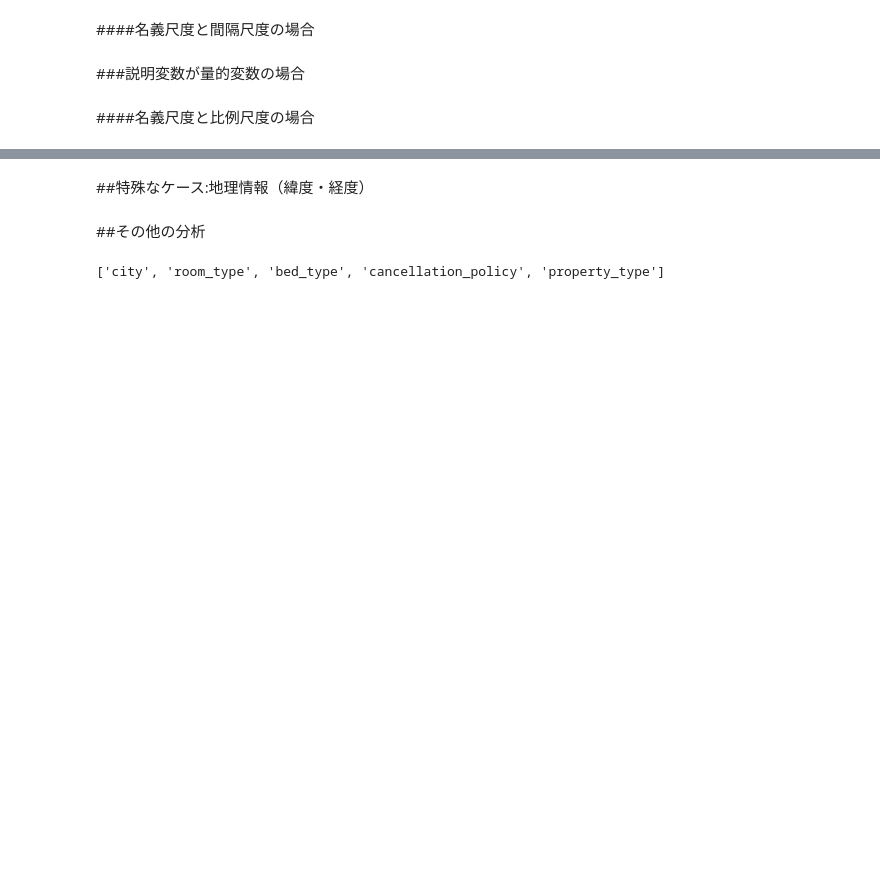
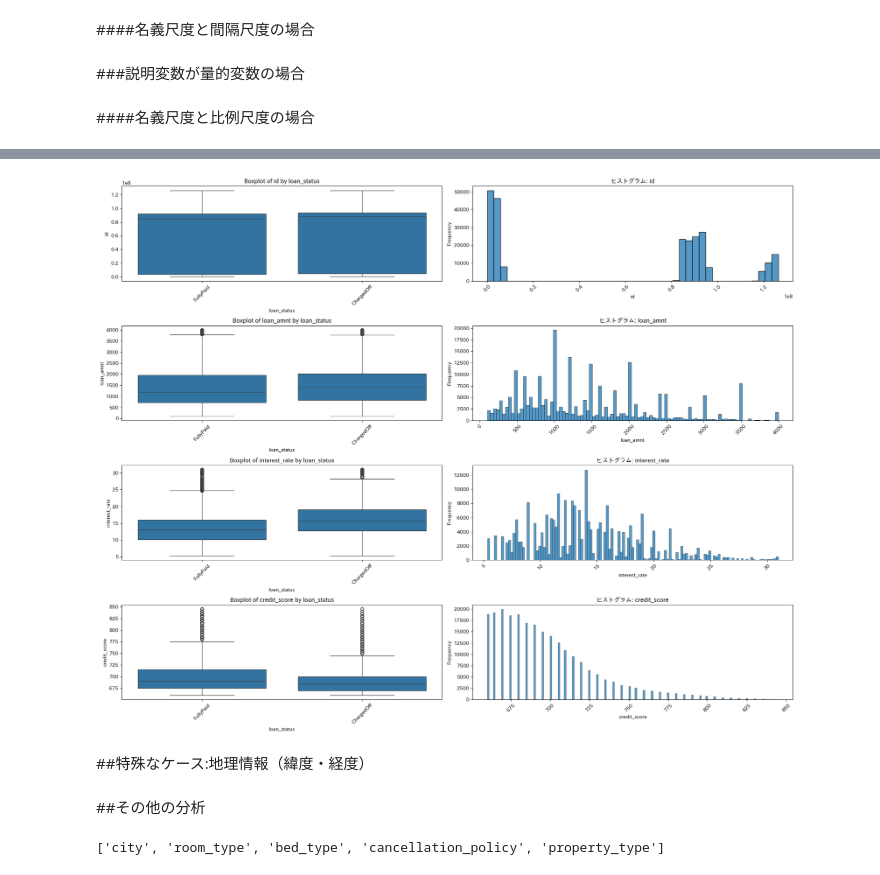
Before and after one commit to ShinyRyo/signate2business, a Jupyter notebook: 債務不履行/データ分析(債務不履行).ipynb, the cells around one changed output, grey strips where cells are left out. Drawn from its saved outputs; the diff is of its cells as text; code cells hidden in the pictures; blank space fills up the shorter version.

```diff
--- a/債務不履行/データ分析(債務不履行).ipynb
+++ b/債務不履行/データ分析(債務不履行).ipynb
@@ -167,11 +167,0 @@ ratio_variables
-# %%
-quantitative_vars = ['loan_amnt', 'interest_rate', 'credit_score']
-# 量的変数の箱ひげ図
-for quant_var in quantitative_vars:
-    plt.figure(figsize=(10, 3))
-    sns.boxplot(x=target_var, y=quant_var, data=train_df)
-    plt.title(f'Boxplot of {quant_var} by {target_var}')
-    plt.xlabel(target_var)
-    plt.ylabel(quant_var)
-    plt.xticks(rotation=45)
-    plt.show()
@@ -218,3 +168,40 @@ for quant_var in quantitative_vars:
+# %%
+# 量的変数のプロット用の設定
+n_cols_quant = 2  # 箱ひげ図とヒストグラムのための列数
+n_rows_quant = len(quantitative_vars)  # 量的変数の数に基づいて行数を計算
+
+# 量的変数のためのサブプロットを生成
+fig_quant, axes_quant = plt.subplots(n_rows_quant, n_cols_quant, figsize=(20, n_rows_quant * 4))
+axes_quant_list = axes_quant.flatten()
+
+# 量的変数ごとに箱ひげ図とヒストグラムをプロット
+for i, quant_var in enumerate(quantitative_vars):
+    # 箱ひげ図
+    sns.boxplot(x=target_var, y=quant_var, data=train_df, ax=axes_quant_list[i*2])
+    axes_quant_list[i*2].set_title(f'Boxplot of {quant_var} by {target_var}')
+    axes_quant_list[i*2].set_xlabel(target_var)
+    axes_quant_list[i*2].set_ylabel(quant_var)
+    axes_quant_list[i*2].tick_params(axis='x', rotation=45)
+
+    # ヒストグラムのためのビン数の計算
+    Q1 = train_df[quant_var].quantile(0.25)
+    Q3 = train_df[quant_var].quantile(0.75)
+    IQR = Q3 - Q1
+    N = len(train_df)
+    bin_width = 2 * IQR * (N ** (-1/3))
+    bin_num = int((train_df[quant_var].max() - train_df[quant_var].min()) / bin_width)
+
+    # ヒストグラム
+    sns.histplot(train_df[quant_var], bins=bin_num, ax=axes_quant_list[i*2 + 1])
+    axes_quant_list[i*2 + 1].set_title(f'ヒストグラム: {quant_var}')
+    axes_quant_list[i*2 + 1].set_xlabel(quant_var)
+    axes_quant_list[i*2 + 1].set_ylabel('Frequency')
+    axes_quant_list[i*2 + 1].tick_params(axis='x', rotation=45)
+
+plt.tight_layout()
+plt.show()
+# %% [output]
+[figure, added]
 # %% [markdown]
 ##特殊なケース:地理情報（緯度・経度）
 # %% [markdown]
```
Also changed, not shown: parts of 21 cells of this notebook.
